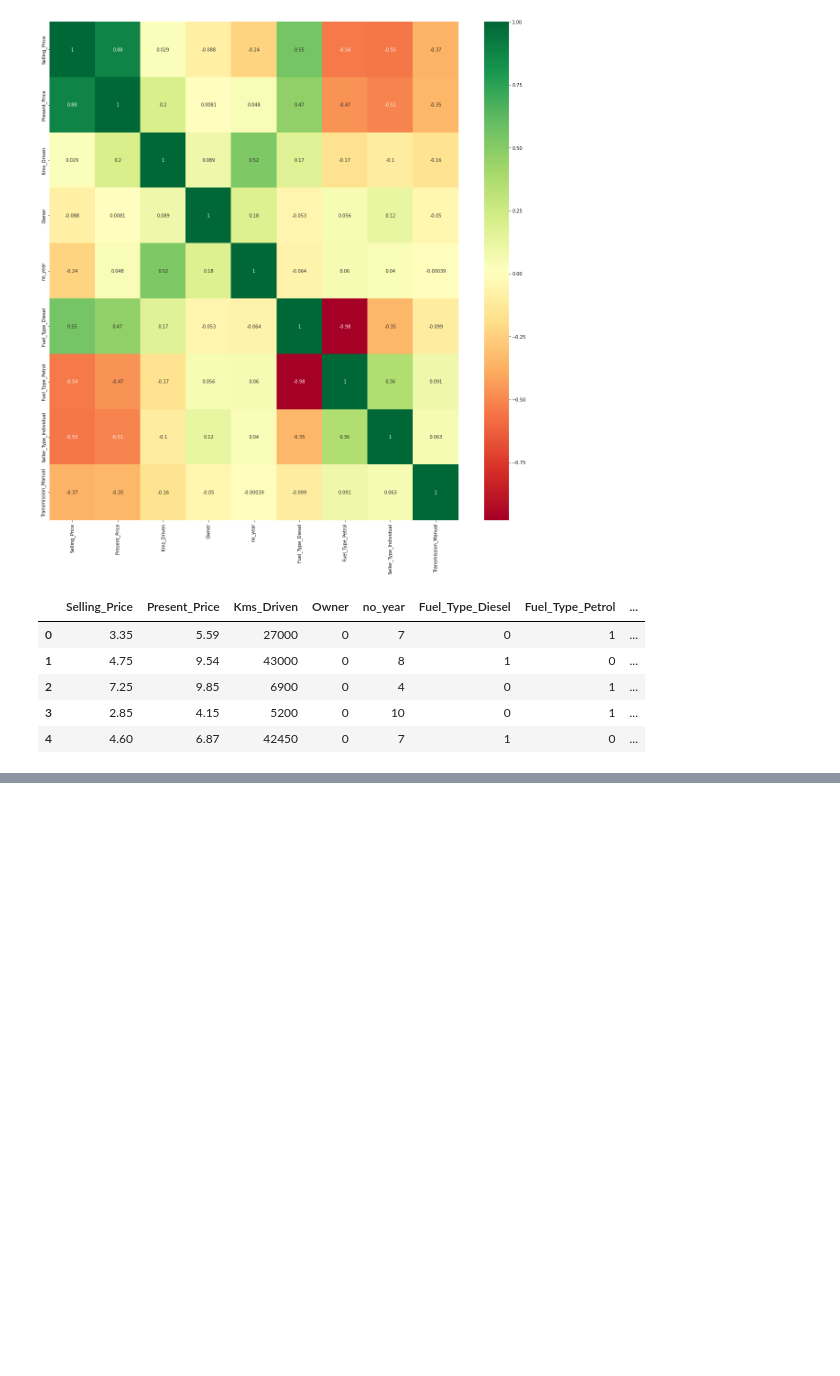
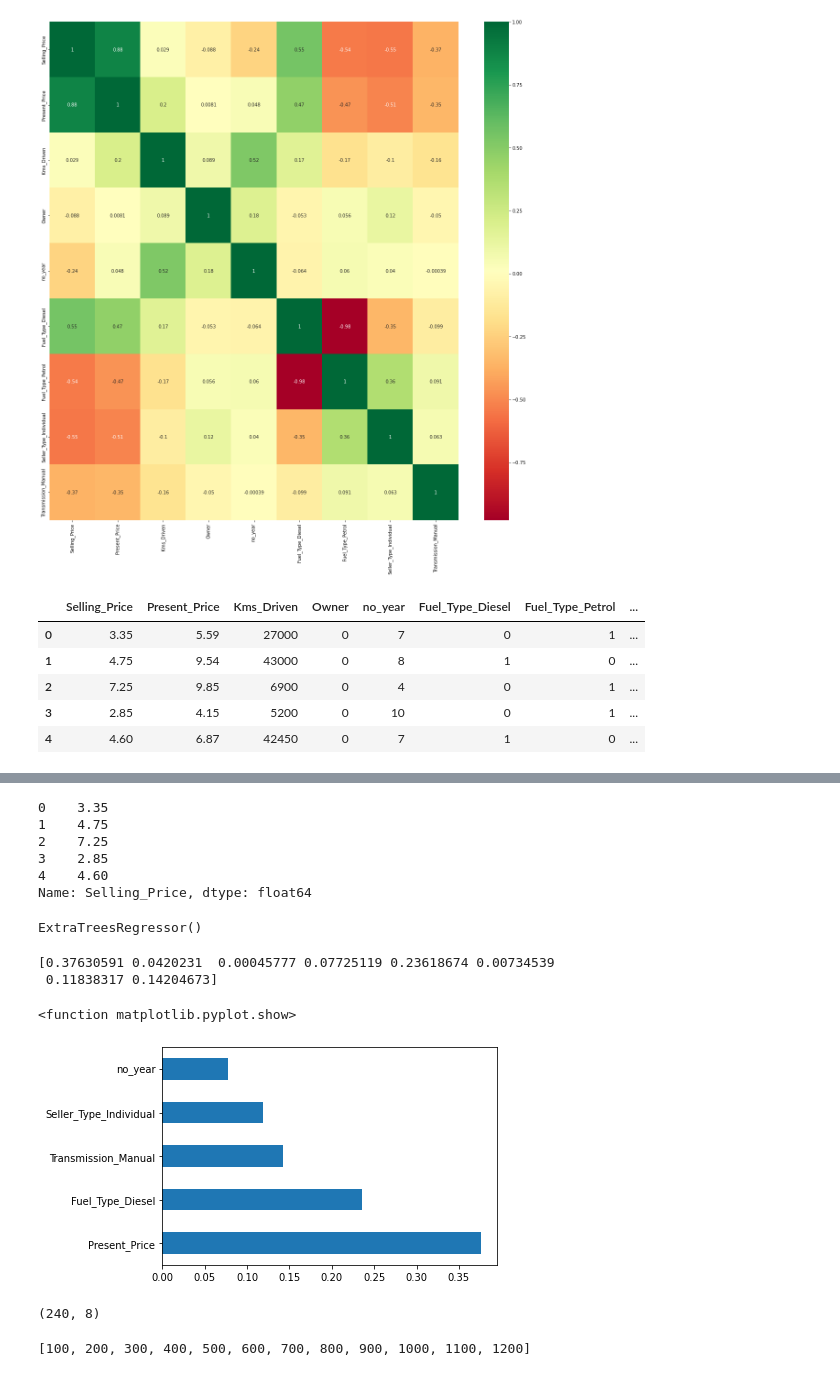
Before and after one commit to saumyasingh98/CarPricePrediction, a Jupyter notebook: Kaggle_Car_Prediction.ipynb, the cells around one changed output, grey strips where cells are left out. Saved outputs shown, nothing was run; the diff lists cells and outputs as text; code cells hidden in the pictures; blank space fills up the shorter version.

```diff
--- a/Kaggle_Car_Prediction.ipynb
+++ b/Kaggle_Car_Prediction.ipynb
@@ -167,0 +177,27 @@ y=final_dataset.iloc[:,0]
+# %%
+y.head()
+# %% [output]
+0    3.35
+1    4.75
+2    7.25
+3    2.85
+4    4.60
+Name: Selling_Price, dtype: float64
+# %%
+from sklearn.ensemble import ExtraTreesRegressor
+model=ExtraTreesRegressor()
+model.fit(X,y)
+# %% [output]
+ExtraTreesRegressor()
+# %%
+print(model.feature_importances_)
+# %% [output]
+[0.37630591 0.0420231  0.00045777 0.07725119 0.23618674 0.00734539
+ 0.11838317 0.14204673]
+# %%
+f_importances = pd.Series(model.feature_importances_, index=X.columns)
+f_importances.nlargest(5).plot(kind='barh')
+plt.show
+# %% [output]
+<function matplotlib.pyplot.show>
+[figure, added]
@@ -167,0 +207,4 @@ y=final_dataset.iloc[:,0]
+# %%
+X_train.shape
+# %% [output]
+(240, 8)
@@ -167,0 +214,8 @@ y=final_dataset.iloc[:,0]
+# %%
+import numpy as np
+n_estimators=[int(x) for x in np.linspace(start=100,stop=1200,num=12)]
+print(n_estimators)
+max_features=['auto','sqrt']
+max_depth=[int(x) for x in np.linspace(5,30,num=6)]
+# %% [output]
+[100, 200, 300, 400, 500, 600, 700, 800, 900, 1000, 1100, 1200]
```
Also changed, not shown: parts of 14 cells of this notebook.
